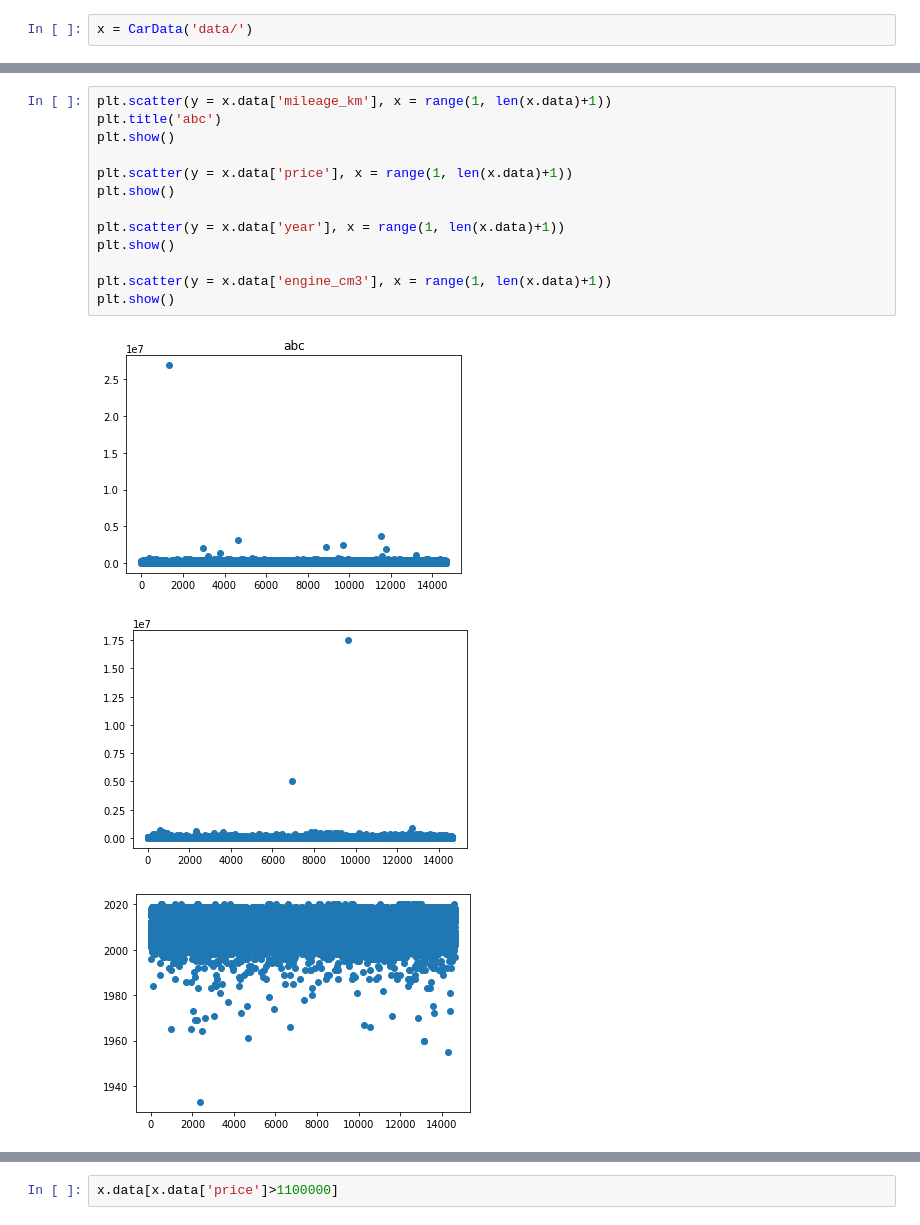
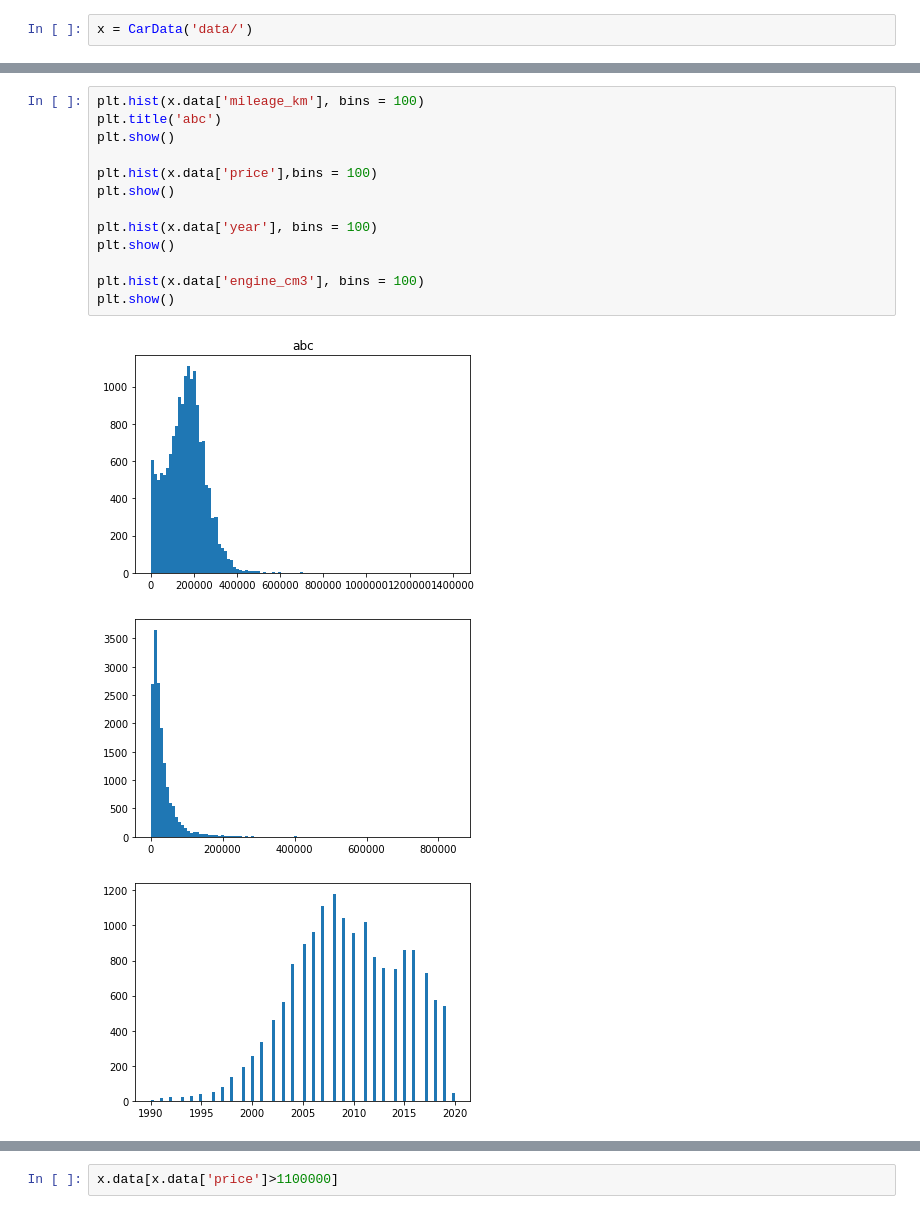
Before and after one commit to TomekQ13/Car_purchase, a Jupyter notebook: car_purchase_preprocessing.ipynb, the cells around one changed output, grey strips where cells are left out. Saved outputs shown, nothing was run; the diff lists cells and outputs as text.

```diff
--- a/car_purchase_preprocessing.ipynb
+++ b/car_purchase_preprocessing.ipynb
@@ -126,17 +177,17 @@ x.describe()
 # %%
-plt.scatter(y = x.data['mileage_km'], x = range(1, len(x.data)+1))
+plt.hist(x.data['mileage_km'], bins = 100)
 plt.title('abc')
 plt.show()
 
-plt.scatter(y = x.data['price'], x = range(1, len(x.data)+1))
+plt.hist(x.data['price'],bins = 100)
 plt.show()
 
-plt.scatter(y = x.data['year'], x = range(1, len(x.data)+1))
+plt.hist(x.data['year'], bins = 100)
 plt.show()
 
-plt.scatter(y = x.data['engine_cm3'], x = range(1, len(x.data)+1))
+plt.hist(x.data['engine_cm3'], bins = 100)
 plt.show()
 # %% [output]
-[figure, old version]
+[figure, new version]
-[figure, old version]
+[figure, new version]
-[figure, old version]
+[figure, new version]
```
Also changed, not shown: parts of 7 cells of this notebook.
